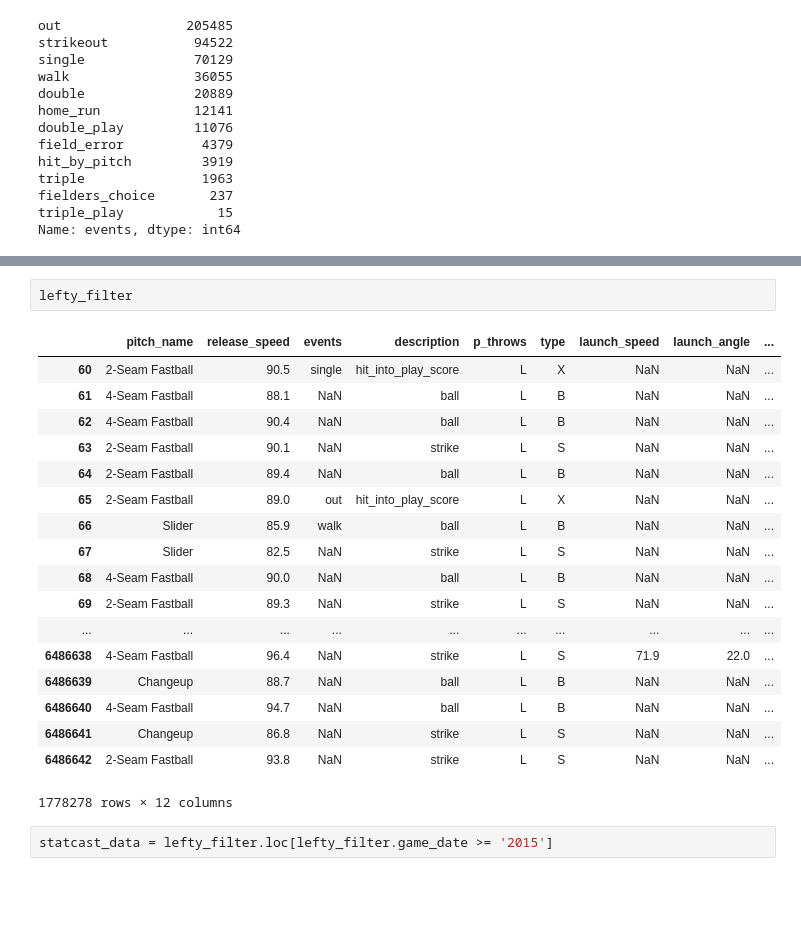
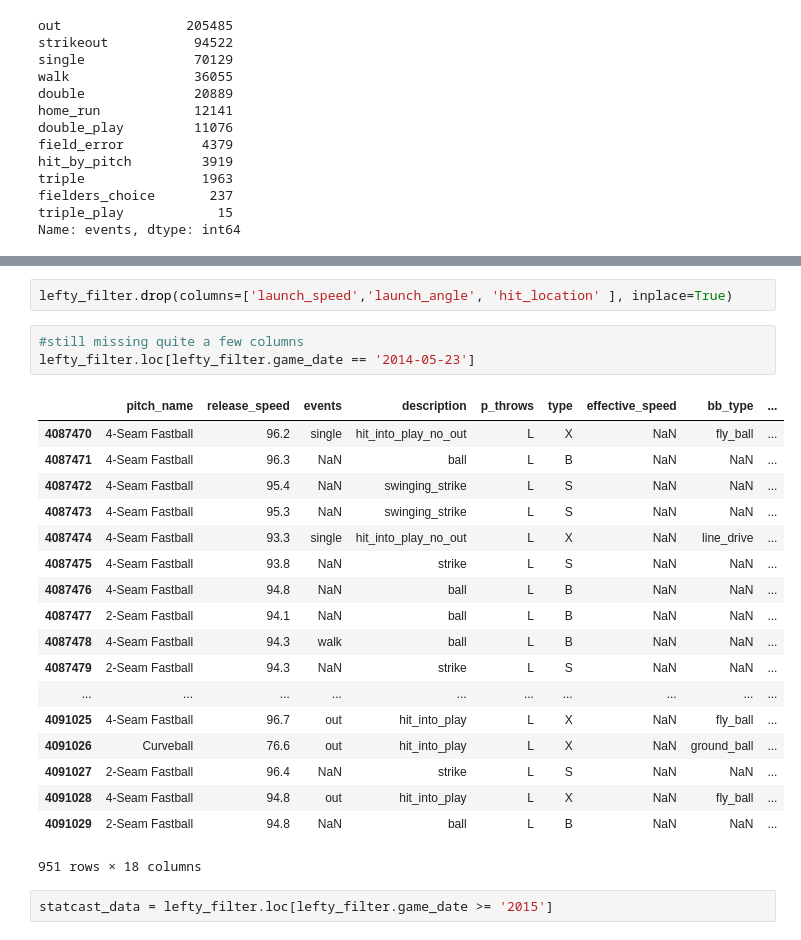
Before and after one commit to nradich/Pitch_Effective, a Jupyter notebook: Lefty_Data.ipynb, the cells around one changed output, grey strips where cells are left out. Drawn from its saved outputs; the diff is of its cells as text; blank space fills up the shorter version.

```diff
--- a/Lefty_Data.ipynb
+++ b/Lefty_Data.ipynb
@@ -262,25 +290,28 @@ Index(['pitch_name', 'release_speed', 'events', 'description', 'p_throws',
       dtype='object')
-# %%
-lefty_filter
-# %% [output]
-|  | pitch_name | release_speed | events | description | p_throws | type | launch_speed | launch_angle | ... |
-| 60 | 2-Seam Fastball | 90.5 | single | hit_into_play_score | L | X | NaN | NaN | ... |
-| 61 | 4-Seam Fastball | 88.1 | NaN | ball | L | B | NaN | NaN | ... |
-| 62 | 4-Seam Fastball | 90.4 | NaN | ball | L | B | NaN | NaN | ... |
-| 63 | 2-Seam Fastball | 90.1 | NaN | strike | L | S | NaN | NaN | ... |
-| 64 | 2-Seam Fastball | 89.4 | NaN | ball | L | B | NaN | NaN | ... |
-| 65 | 2-Seam Fastball | 89.0 | out | hit_into_play_score | L | X | NaN | NaN | ... |
-| 66 | Slider | 85.9 | walk | ball | L | B | NaN | NaN | ... |
-| 67 | Slider | 82.5 | NaN | strike | L | S | NaN | NaN | ... |
-| 68 | 4-Seam Fastball | 90.0 | NaN | ball | L | B | NaN | NaN | ... |
-| 69 | 2-Seam Fastball | 89.3 | NaN | strike | L | S | NaN | NaN | ... |
-| ... | ... | ... | ... | ... | ... | ... | ... | ... | ... |
-| 6486638 | 4-Seam Fastball | 96.4 | NaN | strike | L | S | 71.9 | 22.0 | ... |
-| 6486639 | Changeup | 88.7 | NaN | ball | L | B | NaN | NaN | ... |
-| 6486640 | 4-Seam Fastball | 94.7 | NaN | ball | L | B | NaN | NaN | ... |
-| 6486641 | Changeup | 86.8 | NaN | strike | L | S | NaN | NaN | ... |
-| 6486642 | 2-Seam Fastball | 93.8 | NaN | strike | L | S | NaN | NaN | ... |
-1778278 rows × 12 columns
+# %%
+lefty_filter.drop(columns=['launch_speed','launch_angle', 'hit_location' ], inplace=True)
+# %%
+#still missing quite a few columns
+lefty_filter.loc[lefty_filter.game_date == '2014-05-23']
+# %% [output]
+|  | pitch_name | release_speed | events | description | p_throws | type | effective_speed | bb_type | ... |
+| 4087470 | 4-Seam Fastball | 96.2 | single | hit_into_play_no_out | L | X | NaN | fly_ball | ... |
+| 4087471 | 4-Seam Fastball | 96.3 | NaN | ball | L | B | NaN | NaN | ... |
+| 4087472 | 4-Seam Fastball | 95.4 | NaN | swinging_strike | L | S | NaN | NaN | ... |
+| 4087473 | 4-Seam Fastball | 95.3 | NaN | swinging_strike | L | S | NaN | NaN | ... |
+| 4087474 | 4-Seam Fastball | 93.3 | single | hit_into_play_no_out | L | X | NaN | line_drive | ... |
+| 4087475 | 4-Seam Fastball | 93.8 | NaN | strike | L | S | NaN | NaN | ... |
+| 4087476 | 4-Seam Fastball | 94.8 | NaN | ball | L | B | NaN | NaN | ... |
+| 4087477 | 2-Seam Fastball | 94.1 | NaN | ball | L | B | NaN | NaN | ... |
+| 4087478 | 4-Seam Fastball | 94.3 | walk | ball | L | B | NaN | NaN | ... |
+| 4087479 | 2-Seam Fastball | 94.3 | NaN | strike | L | S | NaN | NaN | ... |
+| ... | ... | ... | ... | ... | ... | ... | ... | ... | ... |
+| 4091025 | 4-Seam Fastball | 96.7 | out | hit_into_play | L | X | NaN | fly_ball | ... |
+| 4091026 | Curveball | 76.6 | out | hit_into_play | L | X | NaN | ground_ball | ... |
+| 4091027 | 2-Seam Fastball | 96.4 | NaN | strike | L | S | NaN | NaN | ... |
+| 4091028 | 4-Seam Fastball | 94.8 | out | hit_into_play | L | X | NaN | fly_ball | ... |
+| 4091029 | 2-Seam Fastball | 94.8 | NaN | ball | L | B | NaN | NaN | ... |
+951 rows × 18 columns
 # %%
 statcast_data = lefty_filter.loc[lefty_filter.game_date >= '2015']
 # %%
```
Also changed, not shown: parts of 21 cells of this notebook.
